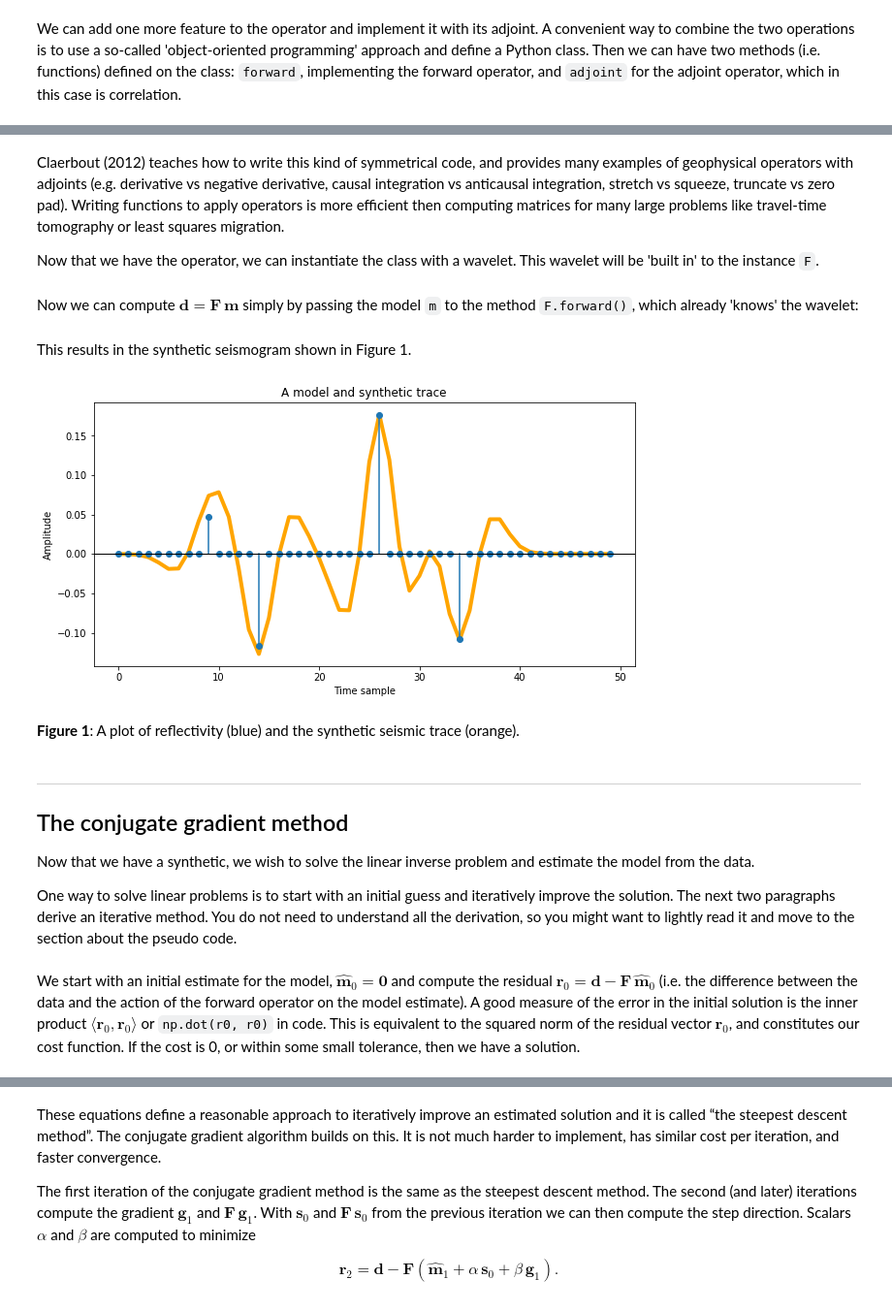
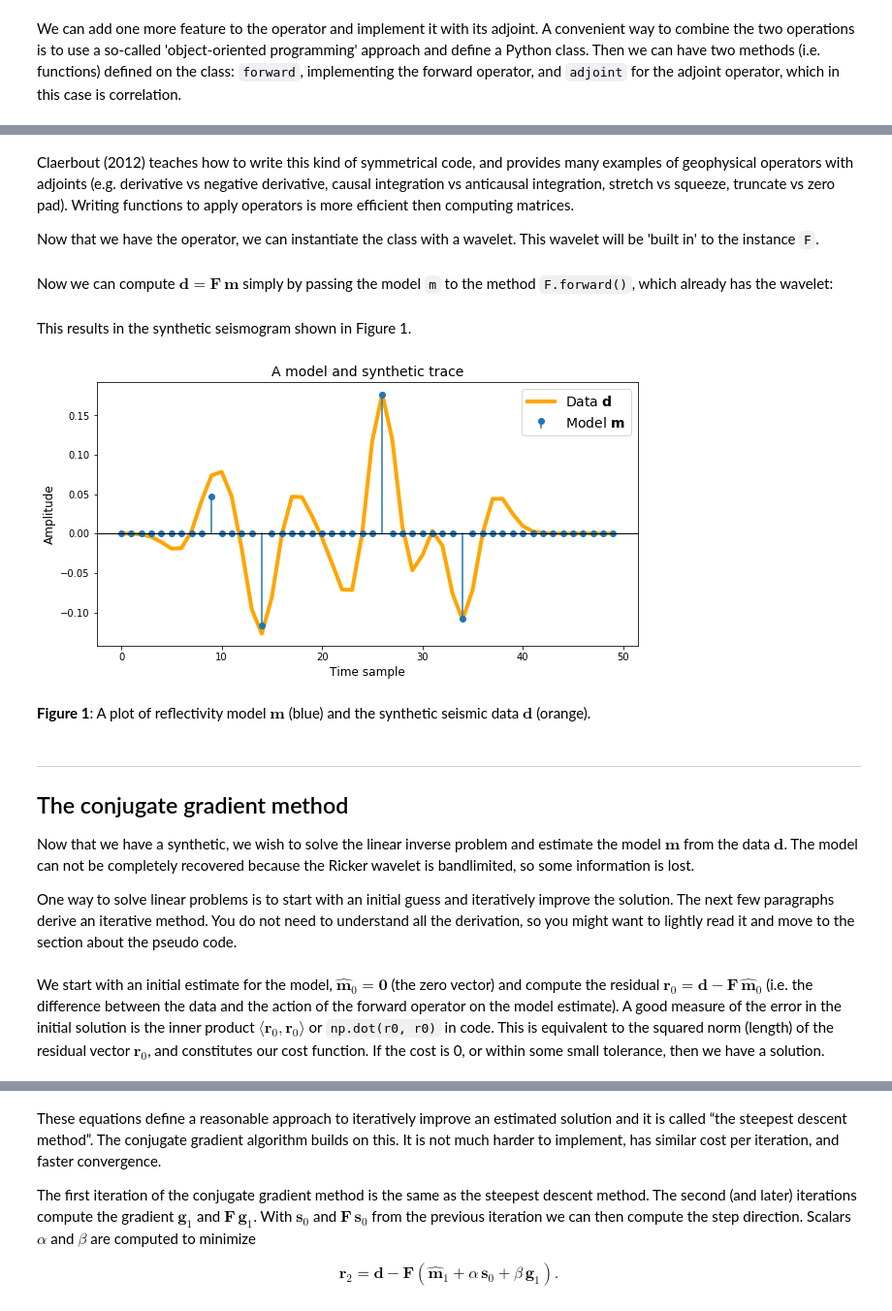
Before and after one commit to seg/tutorials-2018, a Jupyter notebook: 1804_Conjugate_gradient_inversion/conjugate_gradient_MS.ipynb, the cells around one changed output, grey strips where cells are left out. Shown at 97% size. Cells and saved outputs as stored; diff of their text form; code cells hidden in the pictures.

```diff
--- a/1804_Conjugate_gradient_inversion/conjugate_gradient_MS.ipynb
+++ b/1804_Conjugate_gradient_inversion/conjugate_gradient_MS.ipynb
@@ -179,11 +176,11 @@ diff     = 8.881784197e-16
 # %% [markdown]
-Claerbout (2012) teaches how to write this kind of symmetrical code, and provides many examples of geophysical operators with adjoints (e.g. derivative vs negative derivative, causal integration vs anticausal integration, stretch vs squeeze, truncate vs zero pad). Writing functions to apply operators is more efficient then computing matrices for many large problems like travel-time tomography or least squares migration.
+Claerbout (2012) teaches how to write this kind of symmetrical code, and provides many examples of geophysical operators with adjoints (e.g. derivative vs negative derivative, causal integration vs anticausal integration, stretch vs squeeze, truncate vs zero pad). Writing functions to apply operators is more efficient then computing matrices.
 
 Now that we have the operator, we can instantiate the class with a wavelet. This wavelet will be 'built in' to the instance `F`.
 # %%
 F = Operator(wavelet)
 # %% [markdown]
-Now we can compute $\mathbf{d} = \mathbf{F}\,\mathbf{m}$ simply by passing the model `m` to the method `F.forward()`, which already 'knows' the wavelet:
+Now we can compute $\mathbf{d} = \mathbf{F}\,\mathbf{m}$ simply by passing the model `m` to the method `F.forward()`, which already has the wavelet:
 # %%
 d = F.forward(m)
 # %% [markdown]
@@ -191,28 +188,29 @@ This results in the synthetic seismogram shown in Figure 1.
 # %%
 # NOT FOR MANUSCRIPT
 fig, ax = plt.subplots(figsize=(10, 5))
 
-plt.stem(m, label='model', basefmt='none')
+plt.stem(m, label="Model $\mathbf{m}$", basefmt='none')
 plt.axhline(c='k', lw=1)
-ax.plot(d, 'orange', lw=4, zorder=1)
-ax.set_title('A model and synthetic trace')
-ax.set_xlabel('Time sample')
-ax.set_ylabel('Amplitude')
+ax.plot(d, 'orange', lw=4, zorder=1, label="Data $\mathbf{d}$")
+ax.set_title('A model and synthetic trace', size=14)
+ax.set_xlabel('Time sample', size=12)
+ax.set_ylabel('Amplitude', size=12)
+ax.legend(fontsize=14)
 
 plt.savefig('figure1_model_data.png', dpi=300)
 plt.show()
 # %% [output]
-[figure, old version]
+[figure, new version]
 # %% [markdown]
-__Figure 1__: A plot of reflectivity (blue) and the synthetic seismic trace (orange).
+__Figure 1__: A plot of reflectivity model $\mathbf{m}$ (blue) and the synthetic seismic data $\mathbf{d}$ (orange).
 # %% [markdown]
 <hr>
 
 ## The conjugate gradient method
 
-Now that we have a synthetic, we wish to solve the linear inverse problem and estimate the model from the data.
+Now that we have a synthetic, we wish to solve the linear inverse problem and estimate the model $\mathbf{m}$ from the data $\mathbf{d}$. The model can not be completely recovered because the Ricker wavelet is bandlimited, so some information is lost.
 
-One way to solve linear problems is to start with an initial guess and iteratively improve the solution. The next two paragraphs derive an iterative method. You do not need to understand all the derivation, so you might want to lightly read it and move to the section about the pseudo code.
+One way to solve linear problems is to start with an initial guess and iteratively improve the solution. The next few paragraphs derive an iterative method. You do not need to understand all the derivation, so you might want to lightly read it and move to the section about the pseudo code.
 # %% [markdown]
-We start with an initial estimate for the model, $\hat{\mathbf{m}}_0 = \mathbf{0}$ and compute the residual $\mathbf{r}_0 = \mathbf{d} - \mathbf{F}\, \hat{\mathbf{m}}_0$ (i.e. the difference between the data and the action of the forward operator on the model estimate). A good measure of the error in the initial solution is the inner product $\langle \mathbf{r}_0, \mathbf{r}_0 \rangle$ or `np.dot(r0, r0)` in code. This is equivalent to the squared norm of the residual vector $\mathbf{r}_0$, and constitutes our cost function. If the cost is 0, or within some small tolerance, then we have a solution.
+We start with an initial estimate for the model, $\hat{\mathbf{m}}_0 = \mathbf{0}$ (the zero vector) and compute the residual $\mathbf{r}_0 = \mathbf{d} - \mathbf{F}\, \hat{\mathbf{m}}_0$ (i.e. the difference between the data and the action of the forward operator on the model estimate). A good measure of the error in the initial solution is the inner product $\langle \mathbf{r}_0, \mathbf{r}_0 \rangle$ or `np.dot(r0, r0)` in code. This is equivalent to the squared norm (length) of the residual vector $\mathbf{r}_0$, and constitutes our cost function. If the cost is 0, or within some small tolerance, then we have a solution.
 # %% [markdown]
```
Also changed, not shown: parts of 16 cells of this notebook.
